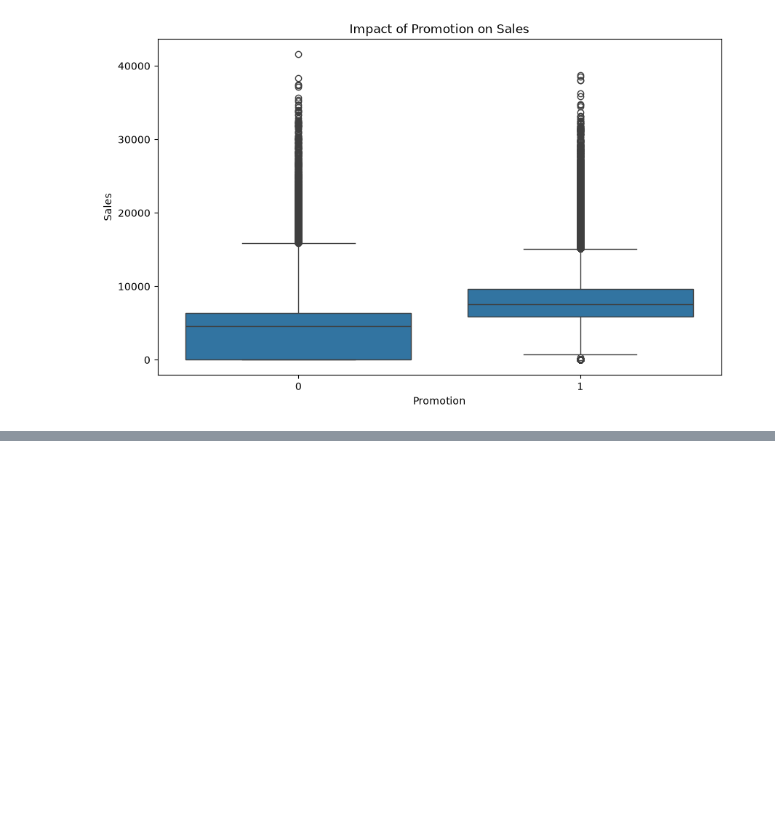
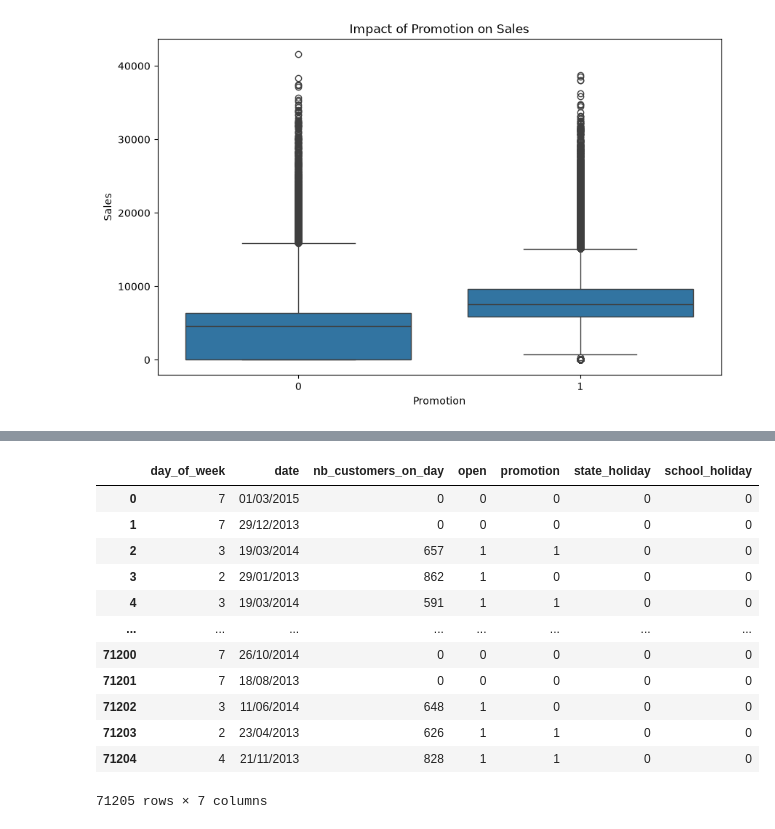
Before and after one commit to mahmoodasayeedi/Group4-Project, a Jupyter notebook: notebooks/EDA.ipynb, the cells around one changed output, grey strips where cells are left out. Cells and saved outputs as stored; diff of their text form; code cells hidden in the pictures; blank space fills up the shorter version.

```diff
--- a/notebooks/EDA.ipynb
+++ b/notebooks/EDA.ipynb
@@ -259,0 +276,6 @@ Features: ['store_ID', 'day_of_week', 'open', 'promotion', 'state_holiday', 'sch
+# %%
+newdf = pd.read_csv('../data/inference.csv')
+
+print("Shape:", newdf.shape)
+print("Columns:", newdf.columns)
+display(newdf.head())
@@ -259,0 +293,19 @@ Features: ['store_ID', 'day_of_week', 'open', 'promotion', 'state_holiday', 'sch
+# %%
+# Inference Data Preparation
+new_data= newdf.drop(columns=['index','store_ID'])
+# %%
+new_data
+# %% [output]
+|  | day_of_week | date | nb_customers_on_day | open | promotion | state_holiday | school_holiday |
+| 0 | 7 | 01/03/2015 | 0 | 0 | 0 | 0 | 0 |
+| 1 | 7 | 29/12/2013 | 0 | 0 | 0 | 0 | 0 |
+| 2 | 3 | 19/03/2014 | 657 | 1 | 1 | 0 | 0 |
+| 3 | 2 | 29/01/2013 | 862 | 1 | 0 | 0 | 0 |
+| 4 | 3 | 19/03/2014 | 591 | 1 | 1 | 0 | 0 |
+| ... | ... | ... | ... | ... | ... | ... | ... |
+| 71200 | 7 | 26/10/2014 | 0 | 0 | 0 | 0 | 0 |
+| 71201 | 7 | 18/08/2013 | 0 | 0 | 0 | 0 | 0 |
+| 71202 | 3 | 11/06/2014 | 648 | 1 | 0 | 0 | 0 |
+| 71203 | 2 | 23/04/2013 | 626 | 1 | 1 | 0 | 0 |
+| 71204 | 4 | 21/11/2013 | 828 | 1 | 1 | 0 | 0 |
+71205 rows × 7 columns
```
Also changed, not shown: parts of 24 cells of this notebook, 3 other files.
